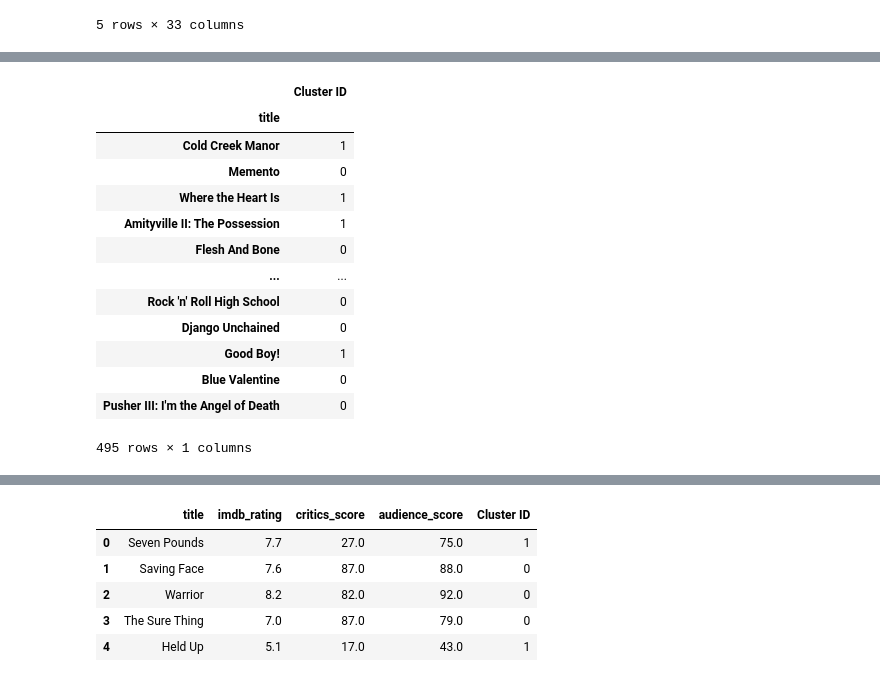
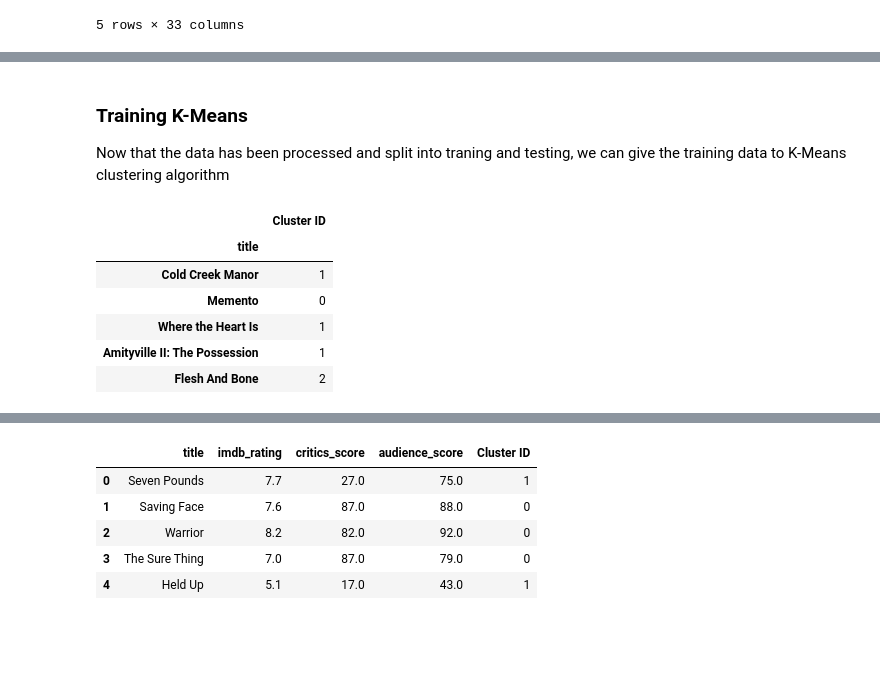
Before and after one commit to Robby-D1/CSC177_ClusterAnalysis_Project, a Jupyter notebook: Part 1/Text Mining Project Part 1.ipynb, the cells around one changed output, grey strips where cells are left out. Cells and saved outputs as stored; diff of their text form; code cells hidden in the pictures; blank space fills up the shorter version.

```diff
--- a/Part 1/Text Mining Project Part 1.ipynb
+++ b/Part 1/Text Mining Project Part 1.ipynb
@@ -28,35 +57,33 @@ os.environ["OMP_NUM_THREADS"] = '2'
 # %%
-from sklearn import cluster
 from sklearn.model_selection import train_test_split
 
-data = df.dropna()
-
+# Split into train and test
 X_train, X_test, y_train, y_test = train_test_split(data, data.title, test_size=0.2, random_state=42)
 
-# Creating new DataFrames for training and testing sets
+# Recombine into dataframes
 train_df = pd.DataFrame(X_train, columns=data.columns)
 test_df = pd.DataFrame(X_test, columns=data.columns)
 
+
+# Drop all columns except IMDB rating, critic score, and audience score
 train_data = train_df[['imdb_rating', 'critics_score', 'audience_score']]
 test_data = test_df[['imdb_rating', 'critics_score', 'audience_score']]
-
-k_means = cluster.KMeans(n_clusters=2, max_iter=50, random_state=1)
-k_means.fit(train_data)
-labels = k_means.labels_
-pd.DataFrame(labels, index=train_df['title'], columns=['Cluster ID'])
-# %% [output]
-|  | Cluster ID |
-| title |  |
-| Cold Creek Manor | 1 |
-| Memento | 0 |
-| Where the Heart Is | 1 |
-| Amityville II: The Possession | 1 |
-| Flesh And Bone | 0 |
-| ... | ... |
-| Rock 'n' Roll High School | 0 |
-| Django Unchained | 0 |
-| Good Boy! | 1 |
-| Blue Valentine | 0 |
-| Pusher III: I'm the Angel of Death | 0 |
-495 rows × 1 columns
+# %% [markdown]
+### Training K-Means
+Now that the data has been processed and split into traning and testing, we can give the training data to K-Means clustering algorithm
+# %%
+# Give training data to K-Means
+k_means = cluster.KMeans(n_clusters=3, max_iter=50, random_state=1)
+k_means.fit(train_data)
+labels = k_means.labels_
+
+pd.DataFrame(labels, index=train_df['title'], columns=['Cluster ID']).head()
+# %% [output]
+|  | Cluster ID |
+| title |  |
+| Cold Creek Manor | 1 |
+| Memento | 0 |
+| Where the Heart Is | 1 |
+| Amityville II: The Possession | 1 |
+| Flesh And Bone | 2 |
 # %% [markdown]
```
Also changed, not shown: parts of 13 cells of this notebook.
